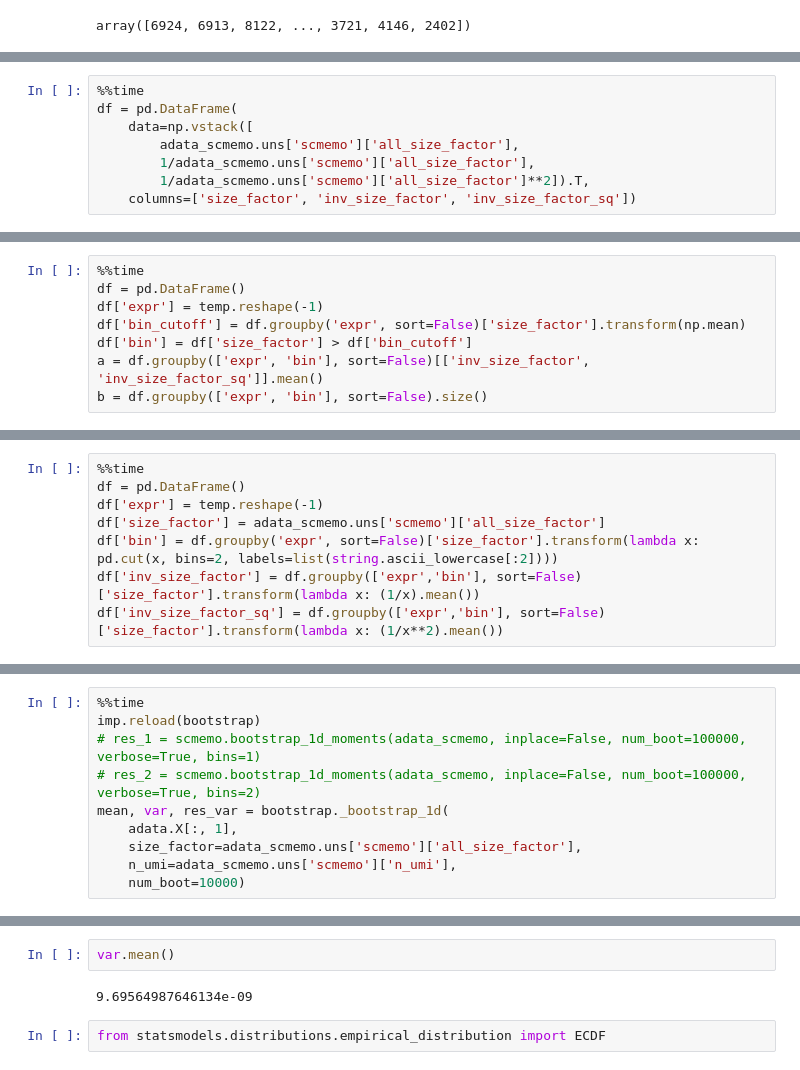
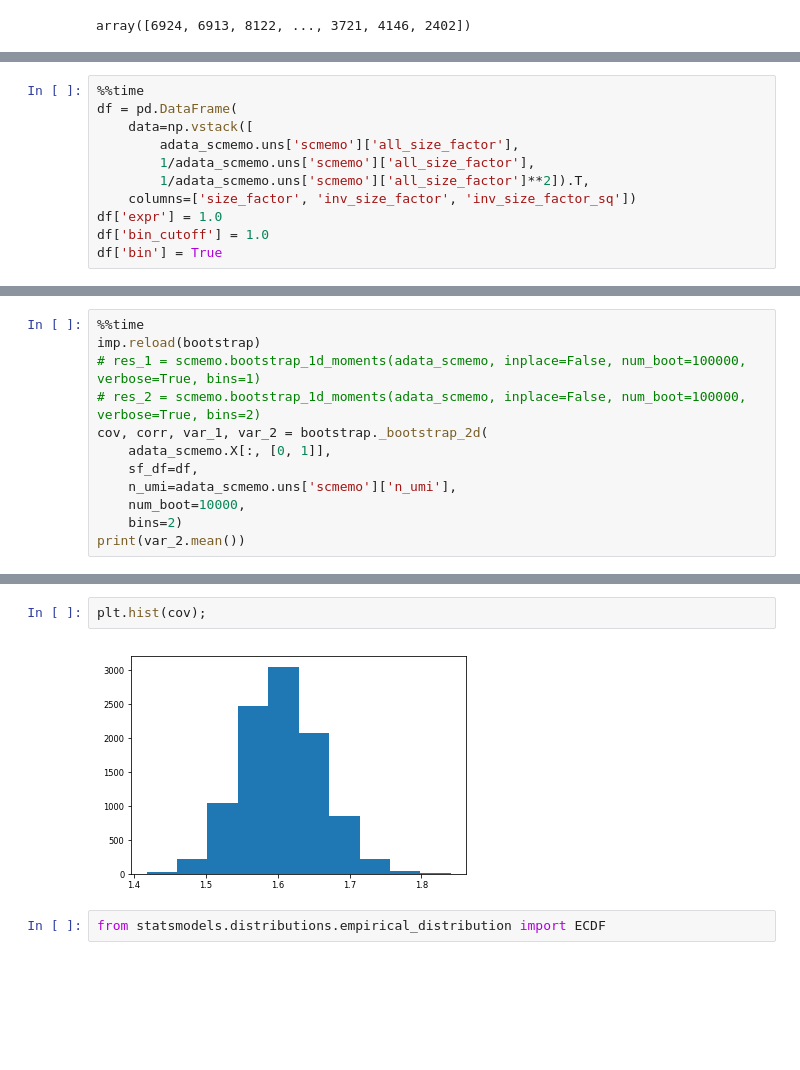
Before and after one commit to yelabucsf/scrna-parameter-estimation, a Jupyter notebook: analysis/simulation/bootstrap_validation.ipynb, the cells around one changed output, grey strips where cells are left out. Drawn from its saved outputs; the diff is of its cells as text; blank space fills up the shorter version.

Commit message:
bootstrap fix

```diff
--- a/analysis/simulation/bootstrap_validation.ipynb
+++ b/analysis/simulation/bootstrap_validation.ipynb
@@ -132,4 +125,7 @@ df = pd.DataFrame(
         1/adata_scmemo.uns['scmemo']['all_size_factor'],
         1/adata_scmemo.uns['scmemo']['all_size_factor']**2]).T,
     columns=['size_factor', 'inv_size_factor', 'inv_size_factor_sq'])
+df['expr'] = 1.0
+df['bin_cutoff'] = 1.0
+df['bin'] = True
 # %% [output]
@@ -138,8 +133,0 @@ Wall time: 772 µs
-# %%
-%%time
-df = pd.DataFrame()
-df['expr'] = temp.reshape(-1)
-df['bin_cutoff'] = df.groupby('expr', sort=False)['size_factor'].transform(np.mean)
-df['bin'] = df['size_factor'] > df['bin_cutoff']
-a = df.groupby(['expr', 'bin'], sort=False)[['inv_size_factor', 'inv_size_factor_sq']].mean()
-b = df.groupby(['expr', 'bin'], sort=False).size()
@@ -169,8 +133,0 @@ a
-# %%
-%%time
-df = pd.DataFrame()
-df['expr'] = temp.reshape(-1)
-df['size_factor'] = adata_scmemo.uns['scmemo']['all_size_factor']
-df['bin'] = df.groupby('expr', sort=False)['size_factor'].transform(lambda x: pd.cut(x, bins=2, labels=list(string.ascii_lowercase[:2])))
-df['inv_size_factor'] = df.groupby(['expr','bin'], sort=False)['size_factor'].transform(lambda x: (1/x).mean())
-df['inv_size_factor_sq'] = df.groupby(['expr','bin'], sort=False)['size_factor'].transform(lambda x: (1/x**2).mean())
@@ -198,9 +152,11 @@ var.mean()
 imp.reload(bootstrap)
 # res_1 = scmemo.bootstrap_1d_moments(adata_scmemo, inplace=False, num_boot=100000, verbose=True, bins=1)
 # res_2 = scmemo.bootstrap_1d_moments(adata_scmemo, inplace=False, num_boot=100000, verbose=True, bins=2)
-mean, var, res_var = bootstrap._bootstrap_1d(
-    adata.X[:, 1],
-    size_factor=adata_scmemo.uns['scmemo']['all_size_factor'],
+cov, corr, var_1, var_2 = bootstrap._bootstrap_2d(
+    adata_scmemo.X[:, [0, 1]],
+    sf_df=df,
     n_umi=adata_scmemo.uns['scmemo']['n_umi'],
-    num_boot=10000)
+    num_boot=10000,
+    bins=2)
+print(var_2.mean())
 # %% [output]
@@ -209,7 +166,7 @@ Wall time: 119 ms
-# %%
-var.mean()
-# %% [output]
-9.69564987646134e-09
+# %%
+plt.hist(cov);
+# %% [output]
+[figure, added]
 # %%
 from statsmodels.distributions.empirical_distribution import ECDF
 # %%
```
Also changed, not shown: parts of 18 cells of this notebook, 1 other file.
